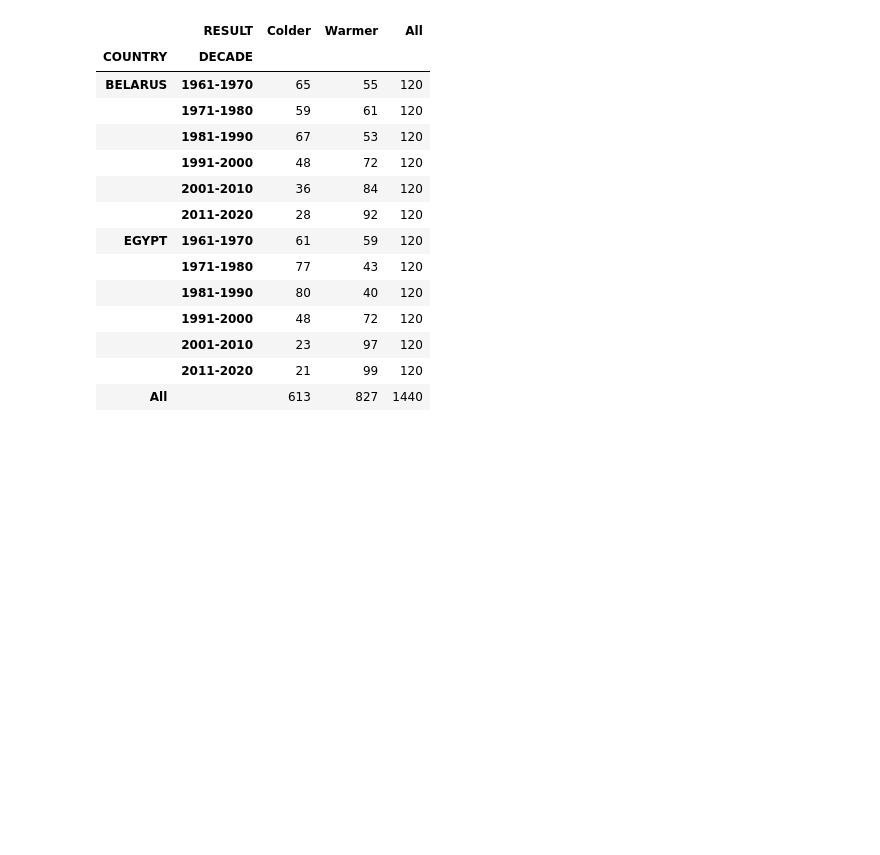
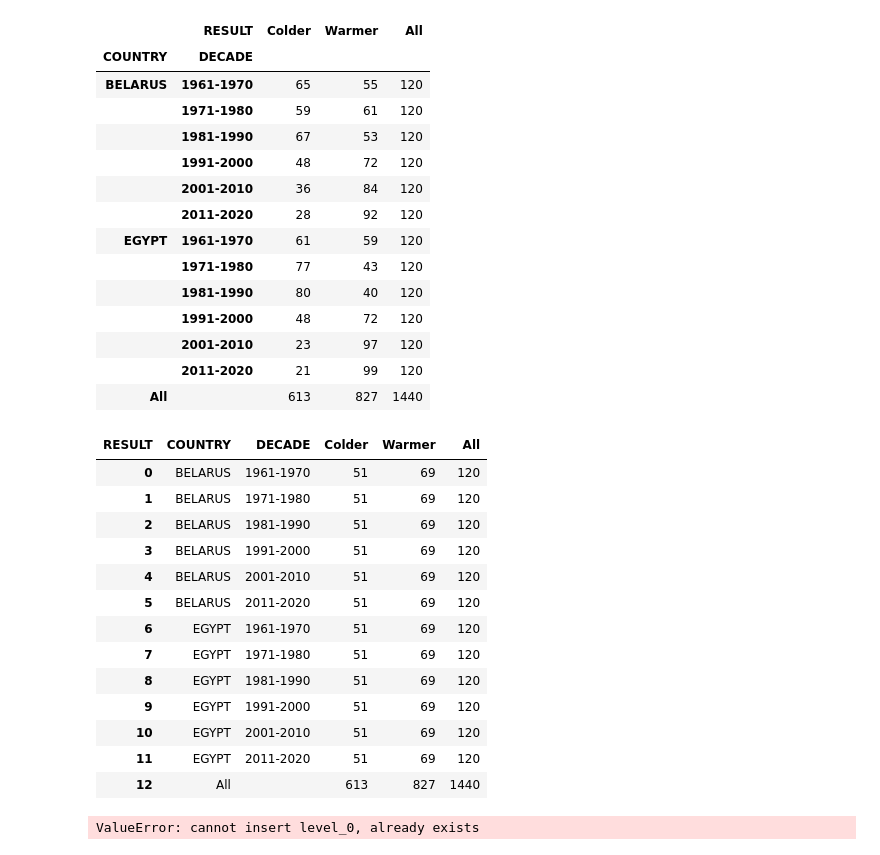
Before and after one commit to aronzek/UHH_research_methods, a Jupyter notebook: RM_A02_Group_E.ipynb, the cells around one changed output. Cells and saved outputs as stored; diff of their text form; code cells hidden in the pictures; blank space fills up the shorter version.

```diff
--- a/RM_A02_Group_E.ipynb
+++ b/RM_A02_Group_E.ipynb
@@ -361,3 +361,46 @@ cross_data
 |  | 2001-2010 | 23 | 97 | 120 |
 |  | 2011-2020 | 21 | 99 | 120 |
 | All |  | 613 | 827 | 1440 |
+# %%
+#4.6
+fe_data = cross_data.copy(deep=True)
+fe_data = fe_data.reset_index()
+fe_cold = np.round(120*613/1440)
+fe_warm = np.round(120*827/1440)
+for j in ["Colder","Warmer"]:
+    for i in range(0,12):
+        if(j=="Colder"):
+            fe_data.loc[i,j] = fe_cold
+        elif(j=="Warmer"):
+            fe_data.loc[i,j] = fe_warm
+fe_data
+# %% [output]
+| RESULT | COUNTRY | DECADE | Colder | Warmer | All |
+| 0 | BELARUS | 1961-1970 | 51 | 69 | 120 |
+| 1 | BELARUS | 1971-1980 | 51 | 69 | 120 |
+| 2 | BELARUS | 1981-1990 | 51 | 69 | 120 |
+| 3 | BELARUS | 1991-2000 | 51 | 69 | 120 |
+| 4 | BELARUS | 2001-2010 | 51 | 69 | 120 |
+| 5 | BELARUS | 2011-2020 | 51 | 69 | 120 |
+| 6 | EGYPT | 1961-1970 | 51 | 69 | 120 |
+| 7 | EGYPT | 1971-1980 | 51 | 69 | 120 |
+| 8 | EGYPT | 1981-1990 | 51 | 69 | 120 |
+| 9 | EGYPT | 1991-2000 | 51 | 69 | 120 |
+| 10 | EGYPT | 2001-2010 | 51 | 69 | 120 |
+| 11 | EGYPT | 2011-2020 | 51 | 69 | 120 |
+| 12 | All |  | 613 | 827 | 1440 |
+# %%
+#4.7
+cross_data = cross_data.reset_index()
+chi_squared_belarus = 0
+for j in ["Colder","Warmer"]:
+    for i in range(0,6):
+        chi_squared_belarus += np.square(cross_data.loc[i,j]-fe_data.loc[i,j])/fe_data.loc[i,j]
+chi_squared_egypt = 0
+for j in ["Colder","Warmer"]:
+    for i in range(6,12):
+        chi_squared_egypt += np.square(cross_data.loc[i,j]-fe_data.loc[i,j])/fe_data.loc[i,j]
+print(chi_squared_belarus)
+print(chi_squared_egypt)
+# %% [output]
+ValueError: cannot insert level_0, already exists
```
Also changed, not shown: parts of 1 cell of this notebook.
